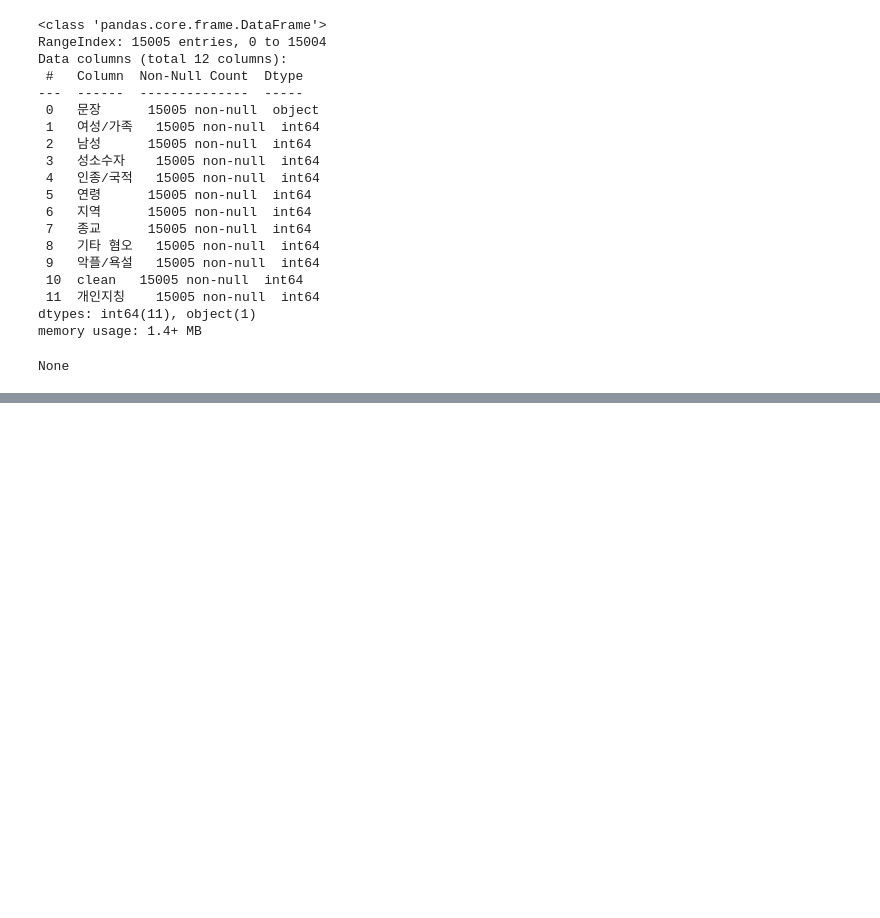
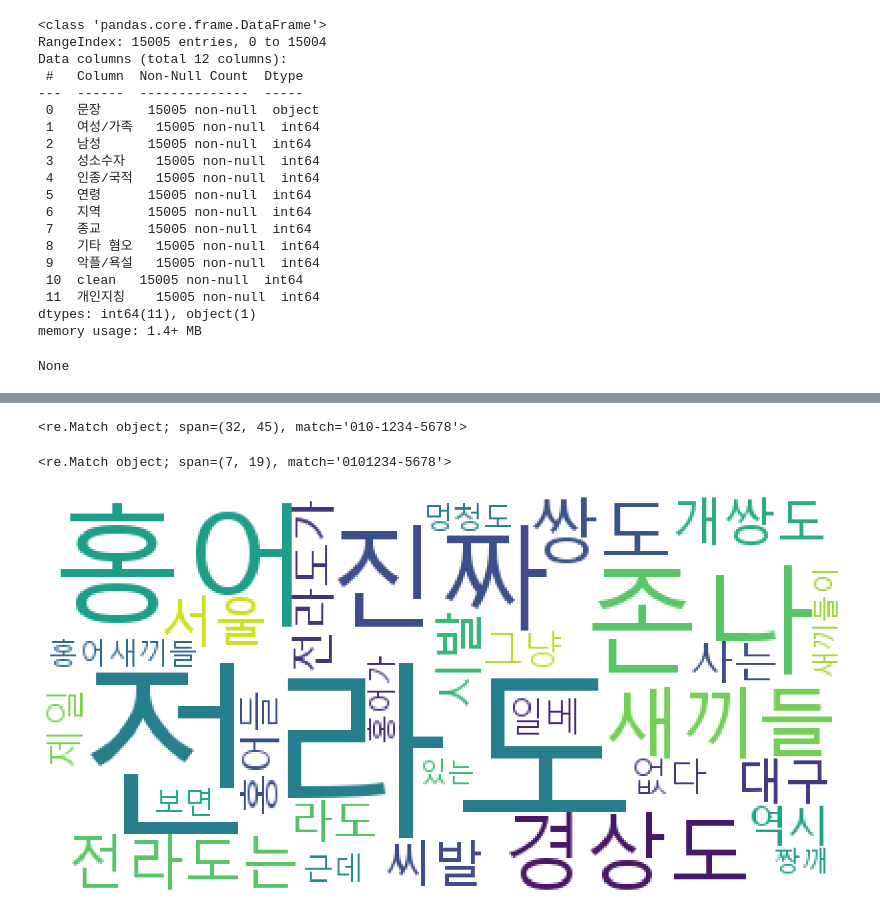
Before and after one commit to chxssun/python, a Jupyter notebook: ML/ex04_텍스트마이닝_기초.ipynb, the cells around one changed output, grey strips where cells are left out. Saved outputs shown, nothing was run; the diff lists cells and outputs as text; code cells hidden in the pictures; blank space fills up the shorter version.

```diff
--- a/ML/ex04_텍스트마이닝_기초.ipynb
+++ b/ML/ex04_텍스트마이닝_기초.ipynb
@@ -111,0 +271,36 @@ None
+# %%
+# 핸드폰번호 검출예시
+# 1. 패턴생성
+p = re.compile("010-?[0-9]{4}-?\\d{4}")
+# 2. 검출
+p.search('안녕하세요 저희 가게는 여기로 연락주세요. 핸드폰 번호는 010-1234-5678입니다.')
+# %% [output]
+<re.Match object; span=(32, 45), match='010-1234-5678'>
+# %%
+p.search('전화번호 : 0101234-5678')
+# %% [output]
+<re.Match object; span=(7, 19), match='0101234-5678'>
+# %%
+# 클렌징할 패턴 생성
+unsmile_p = re.compile('[!?,.:;0-9a-zA-Zㅋㅎㄷㅇ~]+')
+# %%
+clean_words = []  # 클렌징된 단어토큰이 들어갈 리스트
+for w in words :
+    if unsmile_p.search(w) : # 단어토큰이 패턴에 매칭된다면
+        continue # 다음 단어 반복으로 넘어감
+    if len(w) < 2 : # 한글자 단어라면
+        continue # 다음 단어 반복으로 넘어감
+    clean_words.append(w) # 패턴에 매칭되지 않는다면 리스트에 추가
+# %%
+counter = Counter(clean_words) # 같은 단어의 갯수를 세준다
+words_most_30 = counter.most_common(30)
+# 단어빈도가 측정된 데이터로부터 워드클라우드 생성
+# 입력데이터는 딕셔너리 형태로 집어 넣을것 (key:단어, value:빈도)
+wc_rs = wc.generate_from_frequencies(dict(words_most_30))
+# %%
+plt.figure(figsize=(20,8)) # 가로, 세로 비율 지정(인치 단위)
+plt.imshow(wc_rs) # 그림을 시각화할때 사용하는 함수
+plt.axis('off') # x,y 눈금 숨기기
+plt.show() # 시각화 결과 보여주기
+# %% [output]
+[figure, added]
```
Also changed, not shown: parts of 29 cells of this notebook, 1 other file.
